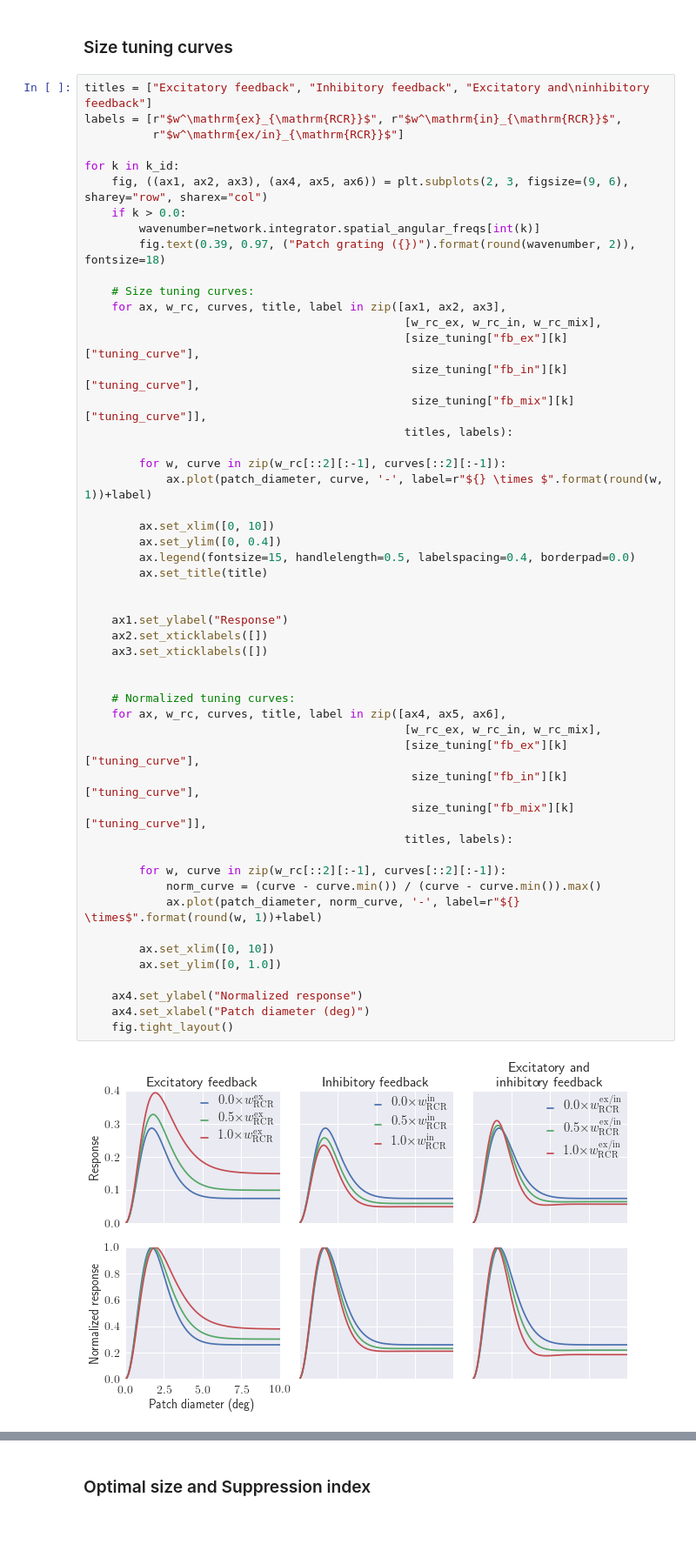
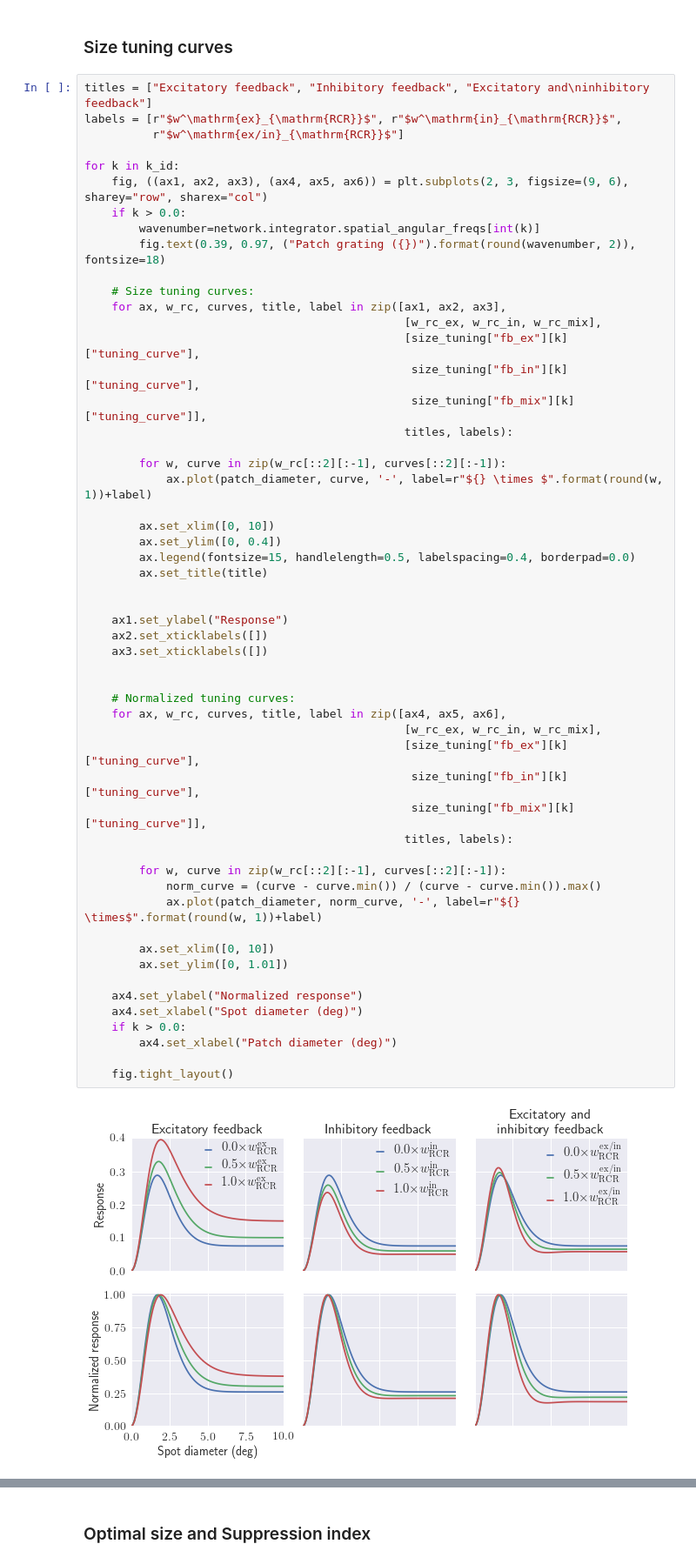
Before and after one commit to miladh/edog-simulations, a Jupyter notebook: size_tuning/size_tuning.ipynb, the cells around one changed output, grey strips where cells are left out. Shown at 87% size. Saved outputs shown, nothing was run; the diff lists cells and outputs as text; blank space fills up the shorter version.

```diff
--- a/size_tuning/size_tuning.ipynb
+++ b/size_tuning/size_tuning.ipynb
@@ -146,33 +146,36 @@ for k in k_id:
             ax.plot(patch_diameter, curve, '-', label=r"${} \times $".format(round(w, 1))+label)
 
         ax.set_xlim([0, 10])
         ax.set_ylim([0, 0.4])
         ax.legend(fontsize=15, handlelength=0.5, labelspacing=0.4, borderpad=0.0)
         ax.set_title(title)
 
 
     ax1.set_ylabel("Response")
     ax2.set_xticklabels([])
     ax3.set_xticklabels([])
 
 
     # Normalized tuning curves:
     for ax, w_rc, curves, title, label in zip([ax4, ax5, ax6],
                                                [w_rc_ex, w_rc_in, w_rc_mix],
                                                [size_tuning["fb_ex"][k]["tuning_curve"],
                                                 size_tuning["fb_in"][k]["tuning_curve"],
                                                 size_tuning["fb_mix"][k]["tuning_curve"]],
                                                titles, labels):
 
         for w, curve in zip(w_rc[::2][:-1], curves[::2][:-1]):
             norm_curve = (curve - curve.min()) / (curve - curve.min()).max()
             ax.plot(patch_diameter, norm_curve, '-', label=r"${} \times$".format(round(w, 1))+label)
 
         ax.set_xlim([0, 10])
-        ax.set_ylim([0, 1.0])
+        ax.set_ylim([0, 1.01])
 
     ax4.set_ylabel("Normalized response")
-    ax4.set_xlabel("Patch diameter (deg)")
+    ax4.set_xlabel("Spot diameter (deg)")
+    if k > 0.0:
+        ax4.set_xlabel("Patch diameter (deg)")
+
     fig.tight_layout()
 # %% [output]
-[figure, old version]
+[figure, new version]
```
Also changed, not shown: parts of 2 cells of this notebook, 9 other files.
